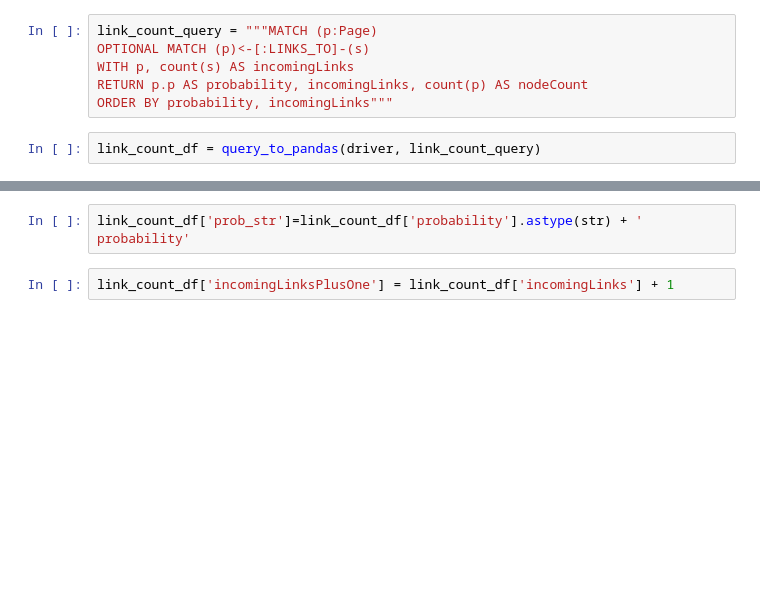
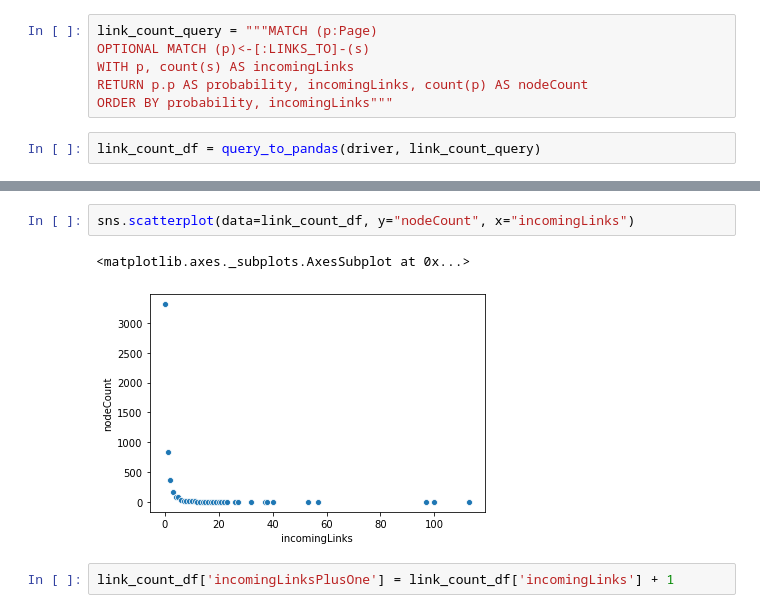
Before and after one commit to smithna/NODES2020, a Jupyter notebook: Power Laws.ipynb, the cells around one changed output, grey strips where cells are left out. Saved outputs shown, nothing was run; the diff lists cells and outputs as text; blank space fills up the shorter version.

```diff
--- a/Power Laws.ipynb
+++ b/Power Laws.ipynb
@@ -31,5 +31,8 @@ link_count_df.head()
-# %%
-link_count_df['prob_str']=link_count_df['probability'].astype(str) + ' probability'
+# %%
+sns.scatterplot(data=link_count_df, y="nodeCount", x="incomingLinks")
+# %% [output]
+<matplotlib.axes._subplots.AxesSubplot at 0x...>
+[figure, added]
 # %%
 link_count_df['incomingLinksPlusOne'] = link_count_df['incomingLinks'] + 1
 # %%
```
Also changed, not shown: parts of 5 cells of this notebook, 31 other files.
